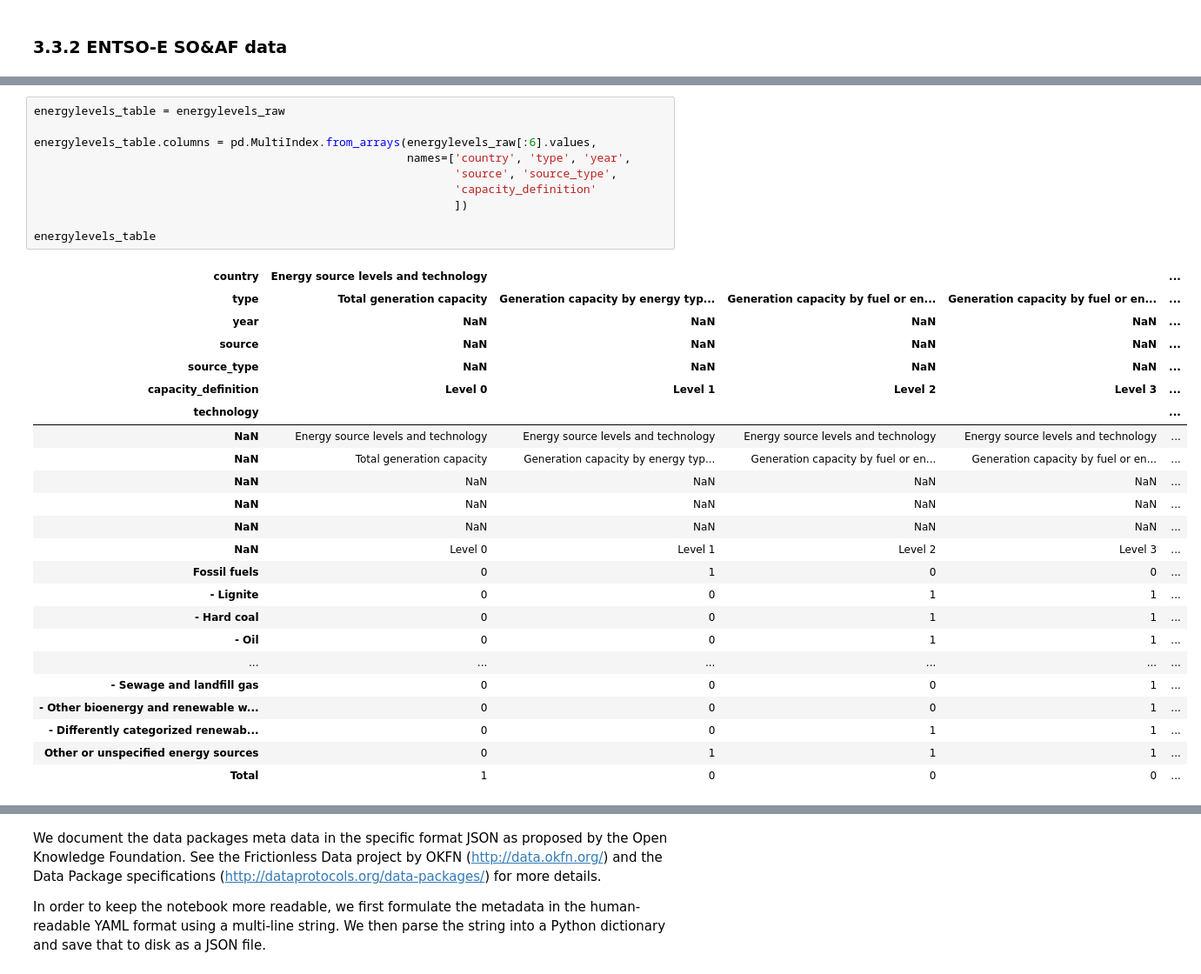
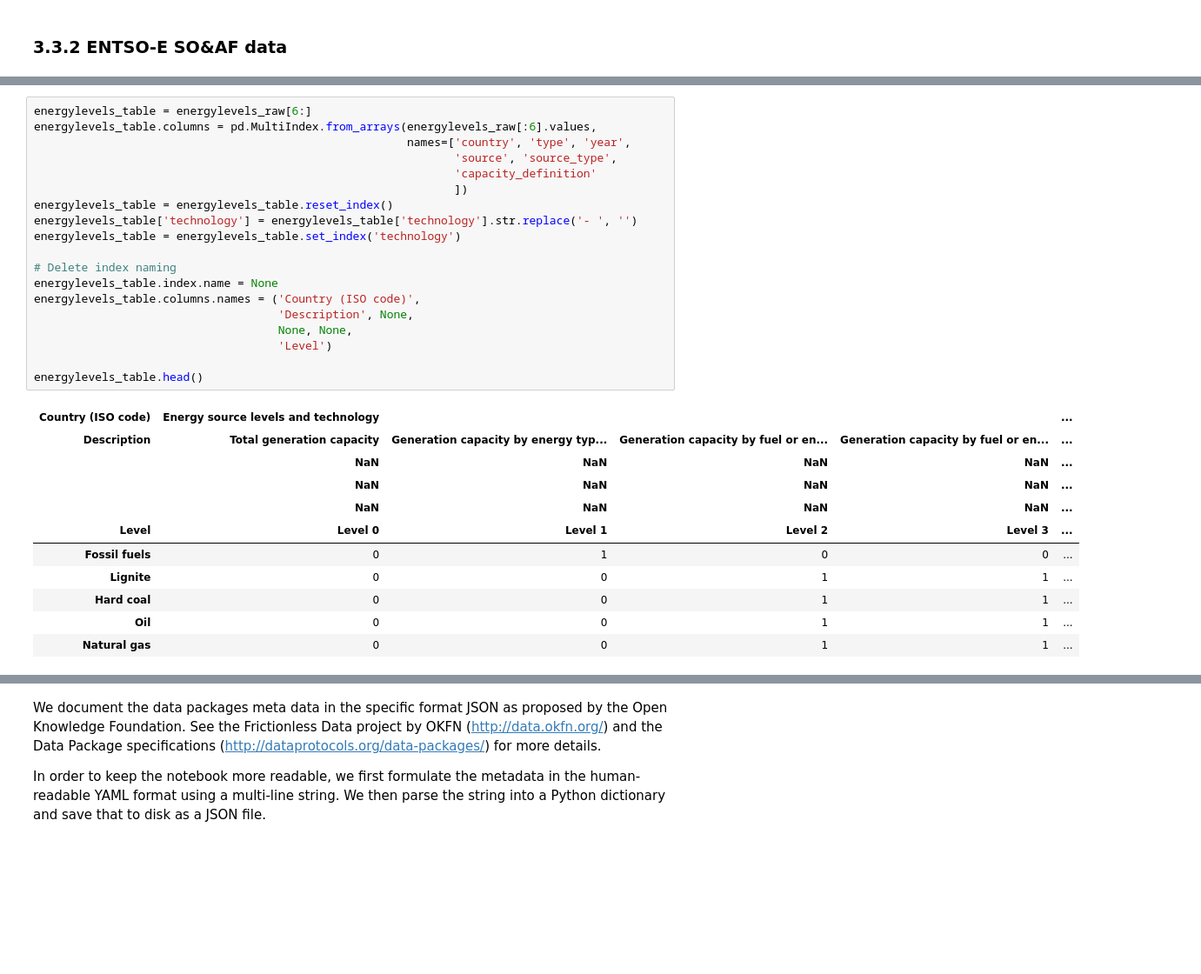
Before and after one commit to Open-Power-System-Data/national_generation_capacity, a Jupyter notebook: processing.ipynb, the cells around one changed output, grey strips where cells are left out. Shown at 87% size. Cells and saved outputs as stored; diff of their text form; blank space fills up the shorter version.

```diff
--- a/processing.ipynb
+++ b/processing.ipynb
@@ -1655,34 +1031,31 @@ energylevels_raw
 # %%
-energylevels_table = energylevels_raw
-
+energylevels_table = energylevels_raw[6:]
 energylevels_table.columns = pd.MultiIndex.from_arrays(energylevels_raw[:6].values,
                                                        names=['country', 'type', 'year',
                                                               'source', 'source_type',
                                                               'capacity_definition'
                                                               ])
+energylevels_table = energylevels_table.reset_index()
+energylevels_table['technology'] = energylevels_table['technology'].str.replace('- ', '')
+energylevels_table = energylevels_table.set_index('technology')
 
-energylevels_table
+# Delete index naming
+energylevels_table.index.name = None
+energylevels_table.columns.names = ('Country (ISO code)',
+                                    'Description', None,
+                                    None, None,
+                                    'Level')
+
+energylevels_table.head()
 # %% [output]
-| country | Energy source levels and technology |  |  |  | ... |
-| type | Total generation capacity | Generation capacity by energy typ... | Generation capacity by fuel or en... | Generation capacity by fuel or en... | ... |
-| year | NaN | NaN | NaN | NaN | ... |
-| source | NaN | NaN | NaN | NaN | ... |
-| source_type | NaN | NaN | NaN | NaN | ... |
-| capacity_definition | Level 0 | Level 1 | Level 2 | Level 3 | ... |
-| technology |  |  |  |  | ... |
-| NaN | Energy source levels and technology | Energy source levels and technology | Energy source levels and technology | Energy source levels and technology | ... |
-| NaN | Total generation capacity | Generation capacity by energy typ... | Generation capacity by fuel or en... | Generation capacity by fuel or en... | ... |
-| NaN | NaN | NaN | NaN | NaN | ... |
-| NaN | NaN | NaN | NaN | NaN | ... |
-| NaN | NaN | NaN | NaN | NaN | ... |
-| NaN | Level 0 | Level 1 | Level 2 | Level 3 | ... |
+| Country (ISO code) | Energy source levels and technology |  |  |  | ... |
+| Description | Total generation capacity | Generation capacity by energy typ... | Generation capacity by fuel or en... | Generation capacity by fuel or en... | ... |
+|  | NaN | NaN | NaN | NaN | ... |
+|  | NaN | NaN | NaN | NaN | ... |
+|  | NaN | NaN | NaN | NaN | ... |
+| Level | Level 0 | Level 1 | Level 2 | Level 3 | ... |
 | Fossil fuels | 0 | 1 | 0 | 0 | ... |
-| - Lignite | 0 | 0 | 1 | 1 | ... |
-| - Hard coal | 0 | 0 | 1 | 1 | ... |
-| - Oil | 0 | 0 | 1 | 1 | ... |
-| ... | ... | ... | ... | ... | ... |
-| - Sewage and landfill gas | 0 | 0 | 0 | 1 | ... |
-| - Other bioenergy and renewable w... | 0 | 0 | 0 | 1 | ... |
-| - Differently categorized renewab... | 0 | 0 | 1 | 1 | ... |
-| Other or unspecified energy sources | 0 | 1 | 1 | 1 | ... |
-| Total | 1 | 0 | 0 | 0 | ... |
+| Lignite | 0 | 0 | 1 | 1 | ... |
+| Hard coal | 0 | 0 | 1 | 1 | ... |
+| Oil | 0 | 0 | 1 | 1 | ... |
+| Natural gas | 0 | 0 | 1 | 1 | ... |
```
Also changed, not shown: parts of 135 cells of this notebook, 9 other files.
